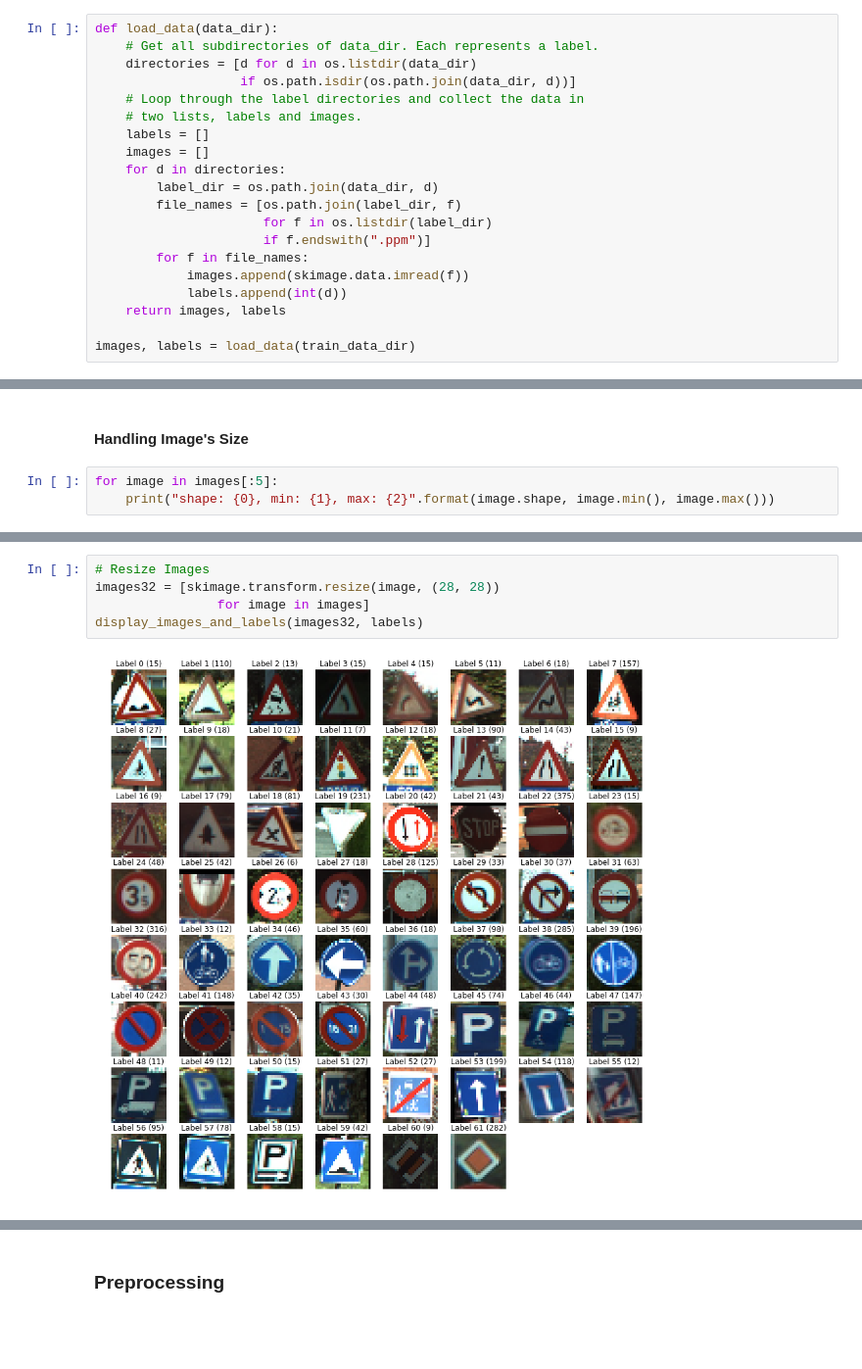
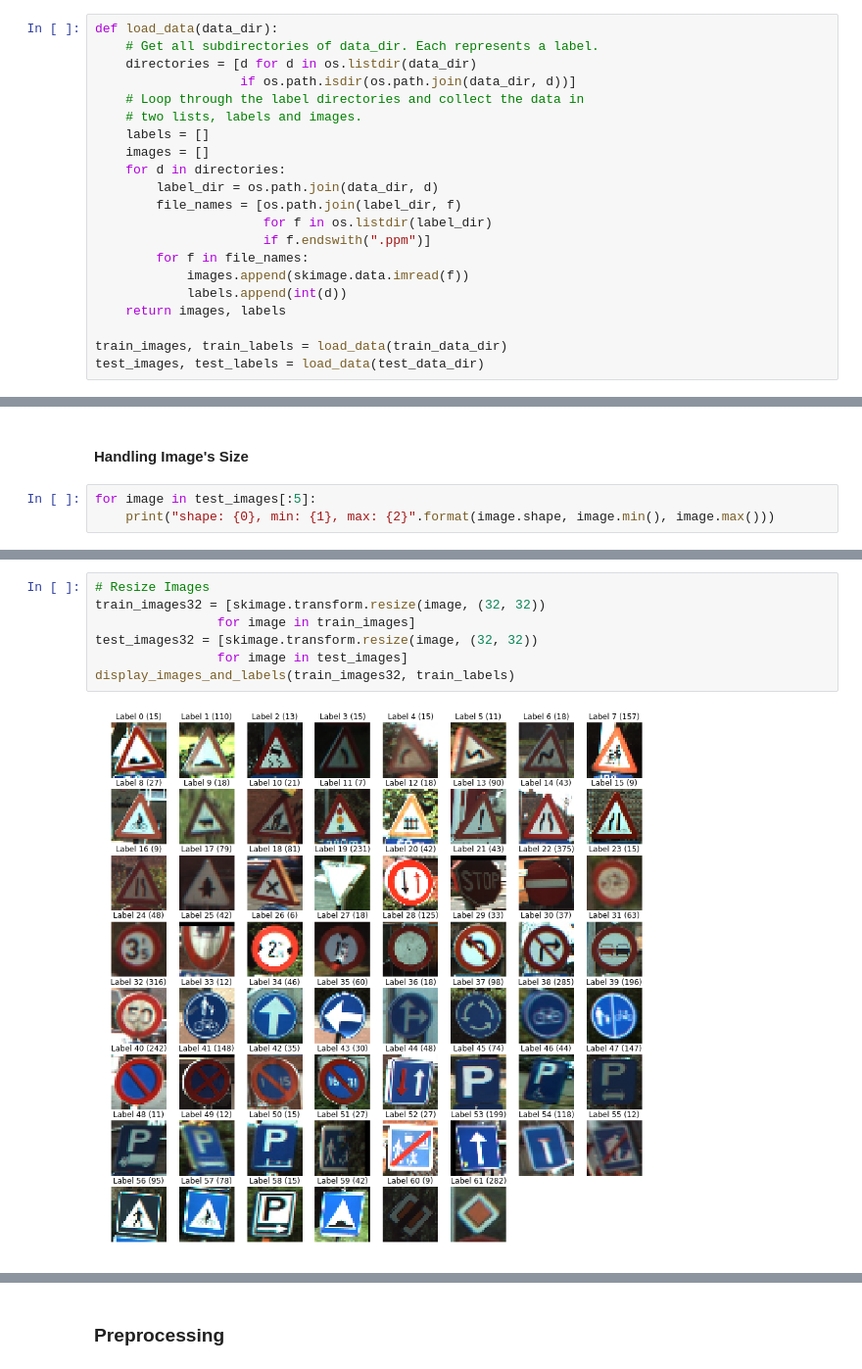
Before and after one commit to ski-net/dl_study_with_gluon, a Jupyter notebook: Convolution/Traffic Sign.ipynb, the cells around one changed output, grey strips where cells are left out. Shown at 98% size. Drawn from its saved outputs; the diff is of its cells as text; blank space fills up the shorter version.

```diff
--- a/Convolution/Traffic Sign.ipynb
+++ b/Convolution/Traffic Sign.ipynb
@@ -64,5 +64,6 @@ def load_data(data_dir):
             labels.append(int(d))
     return images, labels
 
-images, labels = load_data(train_data_dir)
+train_images, train_labels = load_data(train_data_dir)
+test_images, test_labels = load_data(test_data_dir)
 # %%
@@ -115,6 +127,6 @@ display_label_images(images, 32)
 # %% [markdown]
 #### **Handling Image's Size**
 # %%
-for image in images[:5]:
+for image in test_images[:5]:
     print("shape: {0}, min: {1}, max: {2}".format(image.shape, image.min(), image.max()))
 # %% [output]
@@ -126,7 +138,9 @@ shape: (145, 146, 3), min: 0, max: 255
 # %%
 # Resize Images
-images32 = [skimage.transform.resize(image, (28, 28))
-                for image in images]
-display_images_and_labels(images32, labels)
+train_images32 = [skimage.transform.resize(image, (32, 32))
+                for image in train_images]
+test_images32 = [skimage.transform.resize(image, (32, 32))
+                for image in test_images]
+display_images_and_labels(train_images32, train_labels)
 # %% [output]
-[figure, old version]
+[figure, new version]
```
Also changed, not shown: parts of 52 cells of this notebook.
